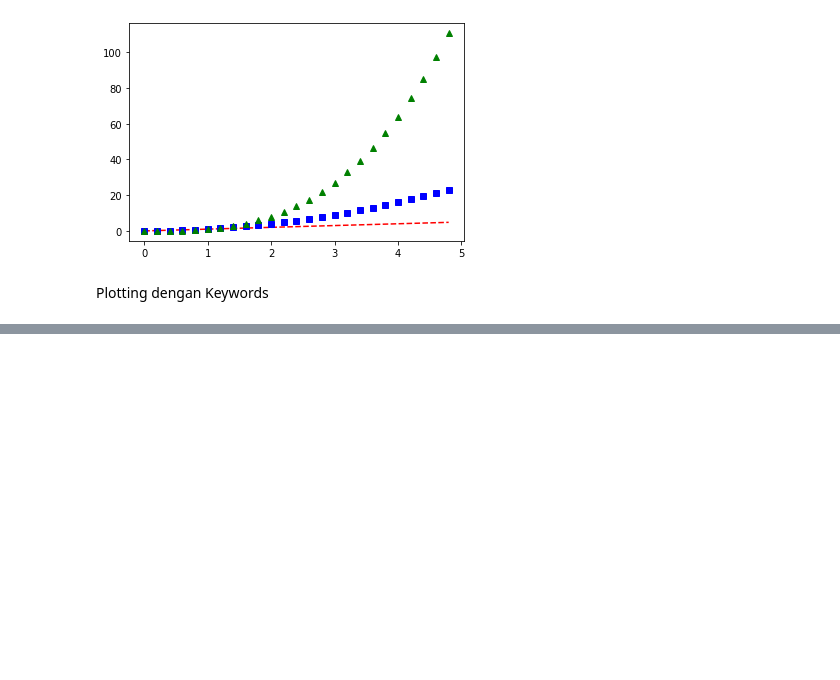
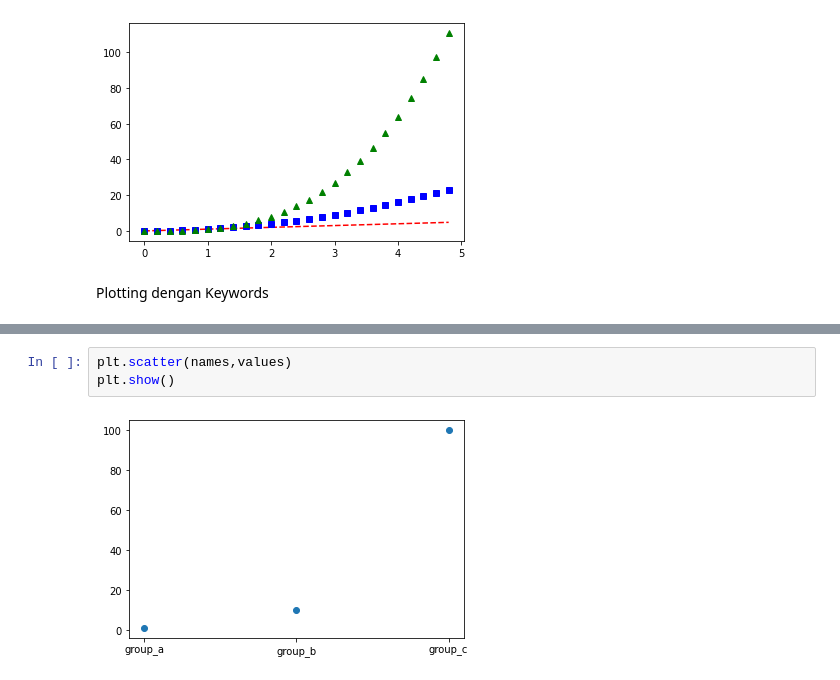
Before and after one commit to crzysab/Python-Matplotlib, a Jupyter notebook: MPL_02.ipynb, the cells around one changed output, grey strips where cells are left out. Saved outputs shown, nothing was run; the diff lists cells and outputs as text; blank space fills up the shorter version.

```diff
--- a/MPL_02.ipynb
+++ b/MPL_02.ipynb
@@ -125,0 +136,5 @@ plt.show()
+# %%
+plt.scatter(names,values)
+plt.show()
+# %% [output]
+[figure, added]
```
Also changed, not shown: parts of 7 cells of this notebook.
